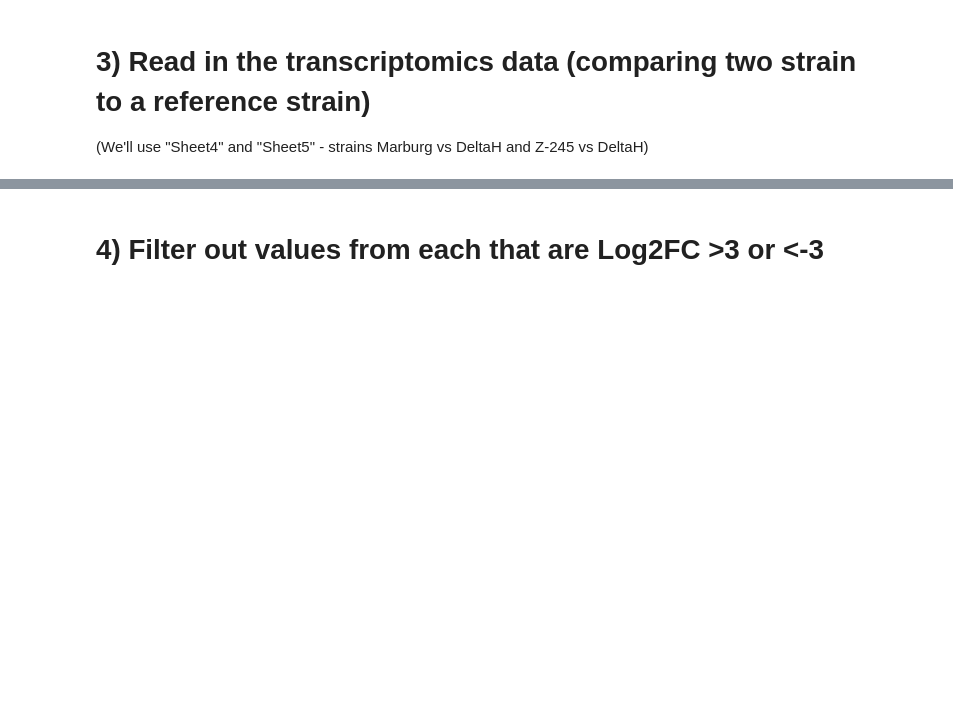
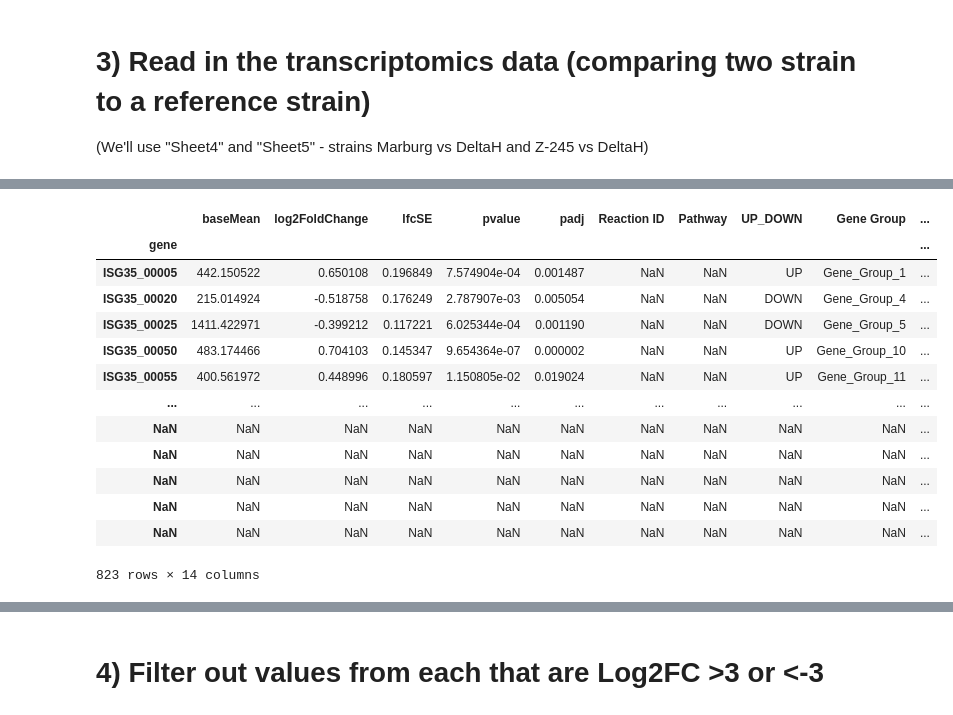
Before and after one commit to isacasini/ProgrammingWorkshop, a Jupyter notebook: 007_Heatmaps.ipynb, the cells around one changed output, grey strips where cells are left out. Saved outputs shown, nothing was run; the diff lists cells and outputs as text; code cells hidden in the pictures; blank space fills up the shorter version.

```diff
--- a/007_Heatmaps.ipynb
+++ b/007_Heatmaps.ipynb
@@ -57,6 +59,23 @@ print(os.path.abspath(pathin))
 # Set the gene column to be the index
 df_MvsDH = pd.read_excel(pathin, sheet_name='Sheet4', index_col=0)
 df_ZvsDH = pd.read_excel(pathin, sheet_name='Sheet5', index_col=0)
+# %%
+df_ZvsDH
+# %% [output]
+|  | baseMean | log2FoldChange | lfcSE | pvalue | padj | Reaction ID | Pathway | UP_DOWN | Gene Group | ... |
+| gene |  |  |  |  |  |  |  |  |  | ... |
+| ISG35_00005 | 442.150522 | 0.650108 | 0.196849 | 7.574904e-04 | 0.001487 | NaN | NaN | UP | Gene_Group_1 | ... |
+| ISG35_00020 | 215.014924 | -0.518758 | 0.176249 | 2.787907e-03 | 0.005054 | NaN | NaN | DOWN | Gene_Group_4 | ... |
+| ISG35_00025 | 1411.422971 | -0.399212 | 0.117221 | 6.025344e-04 | 0.001190 | NaN | NaN | DOWN | Gene_Group_5 | ... |
+| ISG35_00050 | 483.174466 | 0.704103 | 0.145347 | 9.654364e-07 | 0.000002 | NaN | NaN | UP | Gene_Group_10 | ... |
+| ISG35_00055 | 400.561972 | 0.448996 | 0.180597 | 1.150805e-02 | 0.019024 | NaN | NaN | UP | Gene_Group_11 | ... |
+| ... | ... | ... | ... | ... | ... | ... | ... | ... | ... | ... |
+| NaN | NaN | NaN | NaN | NaN | NaN | NaN | NaN | NaN | NaN | ... |
+| NaN | NaN | NaN | NaN | NaN | NaN | NaN | NaN | NaN | NaN | ... |
+| NaN | NaN | NaN | NaN | NaN | NaN | NaN | NaN | NaN | NaN | ... |
+| NaN | NaN | NaN | NaN | NaN | NaN | NaN | NaN | NaN | NaN | ... |
+| NaN | NaN | NaN | NaN | NaN | NaN | NaN | NaN | NaN | NaN | ... |
+823 rows × 14 columns
 # %%
 # Remove rows with NaN as index in df_MvsDH
 df_MvsDH = df_MvsDH[~df_MvsDH.index.isna()]
```
Also changed, not shown: parts of 8 cells of this notebook, 3 other files.
